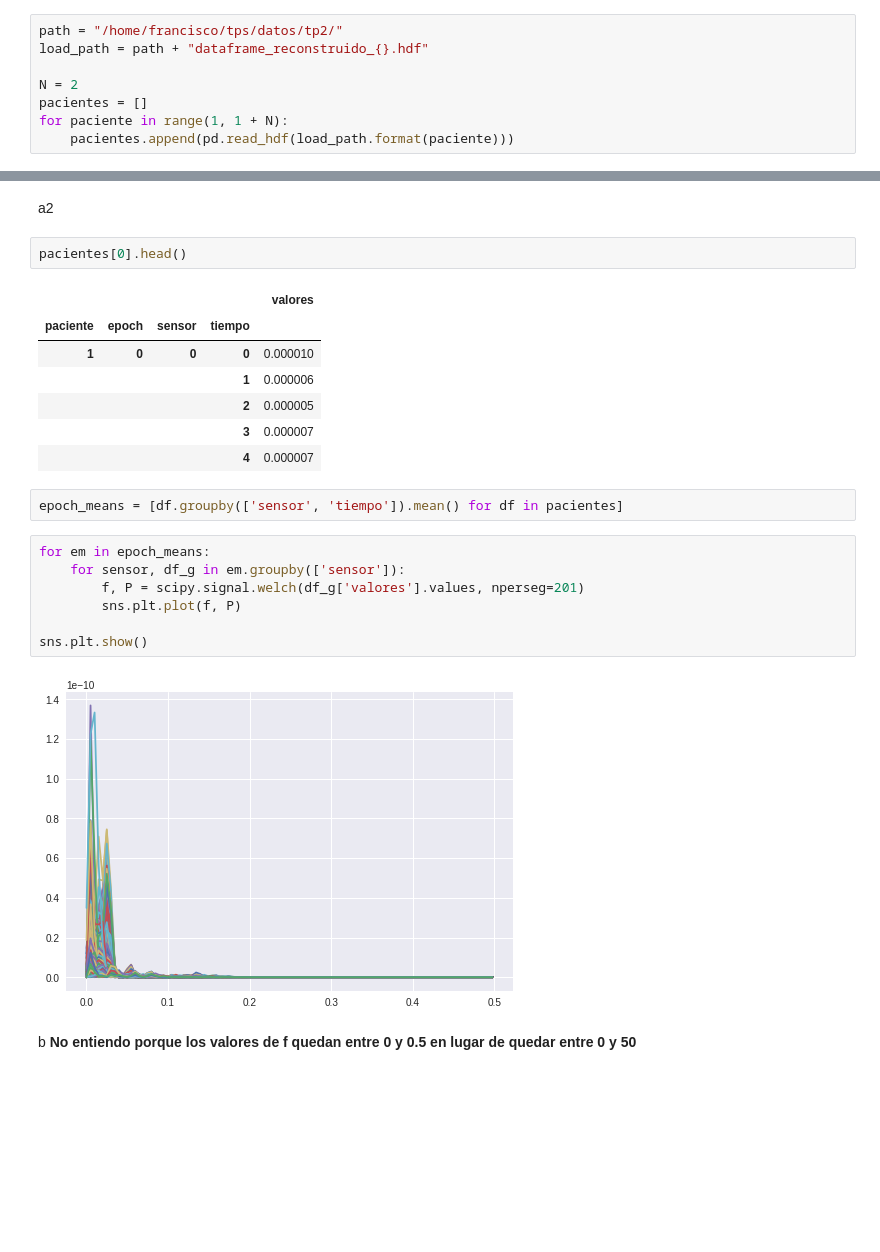
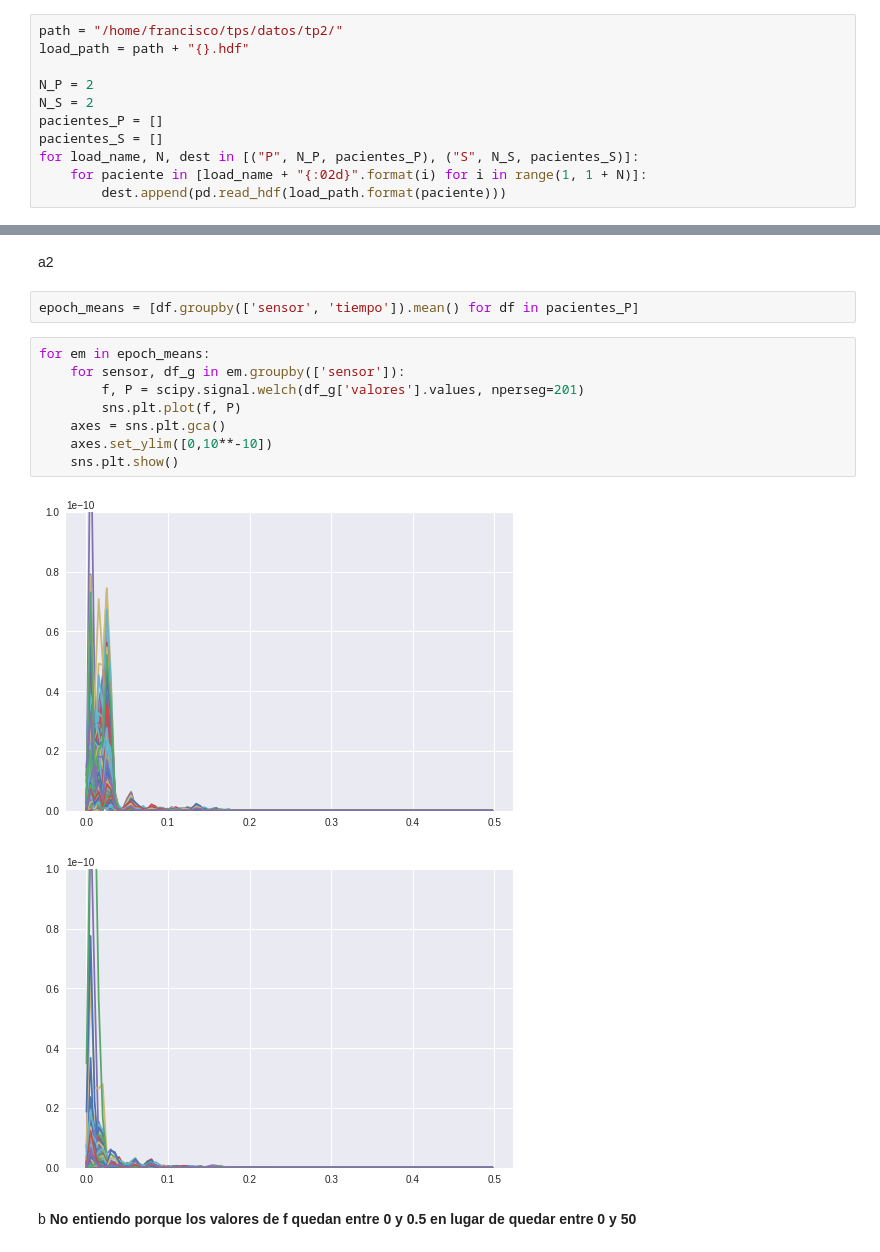
Before and after one commit to BrianBohe/DataScienceCourse, a Jupyter notebook: tp2/resolucion.ipynb, the cells around one changed output, grey strips where cells are left out. Drawn from its saved outputs; the diff is of its cells as text; blank space fills up the shorter version.

```diff
--- a/tp2/resolucion.ipynb
+++ b/tp2/resolucion.ipynb
@@ -6,12 +6,15 @@ import seaborn as sns
 import matplotlib.ticker as ticker
 # %%
 path = "/home/francisco/tps/datos/tp2/"
-load_path = path + "dataframe_reconstruido_{}.hdf"
+load_path = path + "{}.hdf"
 
-N = 2
-pacientes = []
-for paciente in range(1, 1 + N):
-    pacientes.append(pd.read_hdf(load_path.format(paciente)))
+N_P = 2
+N_S = 2
+pacientes_P = []
+pacientes_S = []
+for load_name, N, dest in [("P", N_P, pacientes_P), ("S", N_S, pacientes_S)]:
+    for paciente in [load_name + "{:02d}".format(i) for i in range(1, 1 + N)]:
+        dest.append(pd.read_hdf(load_path.format(paciente)))
 # %% [markdown]
 a1
 # %%
@@ -33,25 +36,17 @@ for sm in sensor_means:
 # %% [markdown]
 a2
-# %%
-pacientes[0].head()
-# %% [output]
-|  |  |  |  | valores |
-| paciente | epoch | sensor | tiempo |  |
-| 1 | 0 | 0 | 0 | 0.000010 |
-|  |  |  | 1 | 0.000006 |
-|  |  |  | 2 | 0.000005 |
-|  |  |  | 3 | 0.000007 |
-|  |  |  | 4 | 0.000007 |
 # %%
-epoch_means = [df.groupby(['sensor', 'tiempo']).mean() for df in pacientes]
+epoch_means = [df.groupby(['sensor', 'tiempo']).mean() for df in pacientes_P]
 # %%
 for em in epoch_means:
     for sensor, df_g in em.groupby(['sensor']):
         f, P = scipy.signal.welch(df_g['valores'].values, nperseg=201)
         sns.plt.plot(f, P)
-
-sns.plt.show()
+    axes = sns.plt.gca()
+    axes.set_ylim([0,10**-10])
+    sns.plt.show()
 # %% [output]
-[figure, old version]
+[figure, new version]
+[figure, added]
 # %% [markdown]
 b <b>No entiendo porque los valores de f quedan entre 0 y 0.5 en lugar de quedar entre 0 y 50</b>
```
Also changed, not shown: parts of 5 cells of this notebook, 1 other file.
